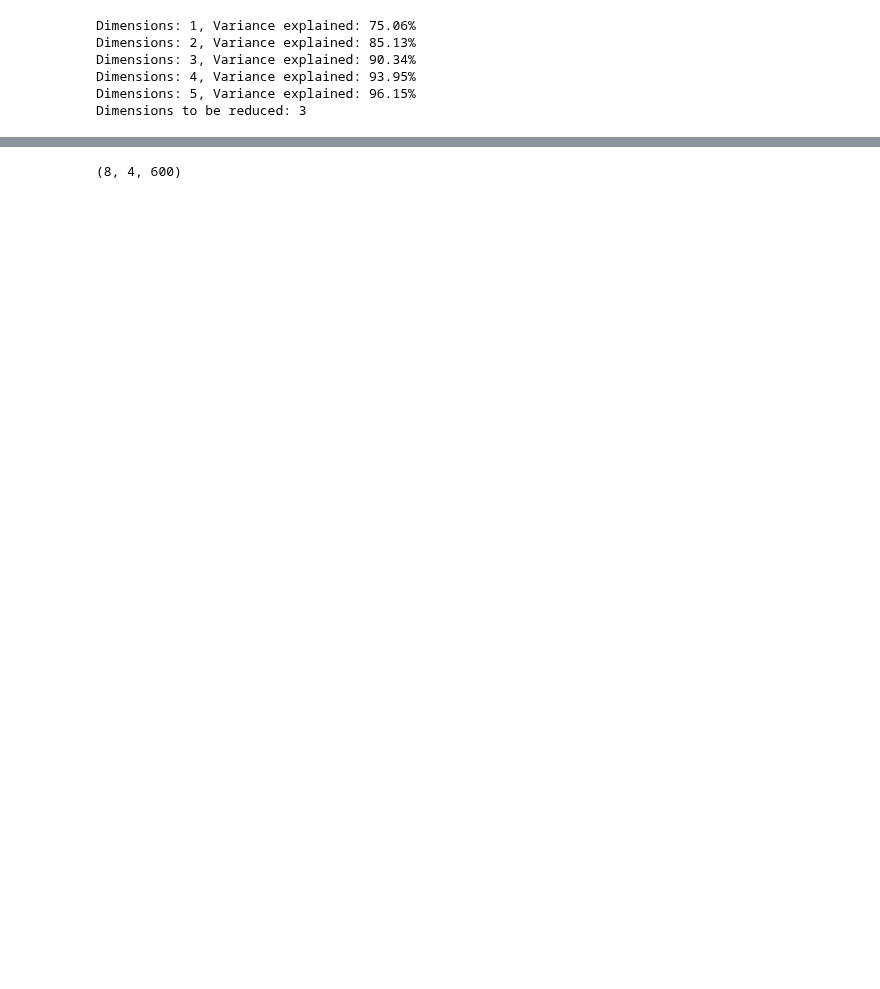
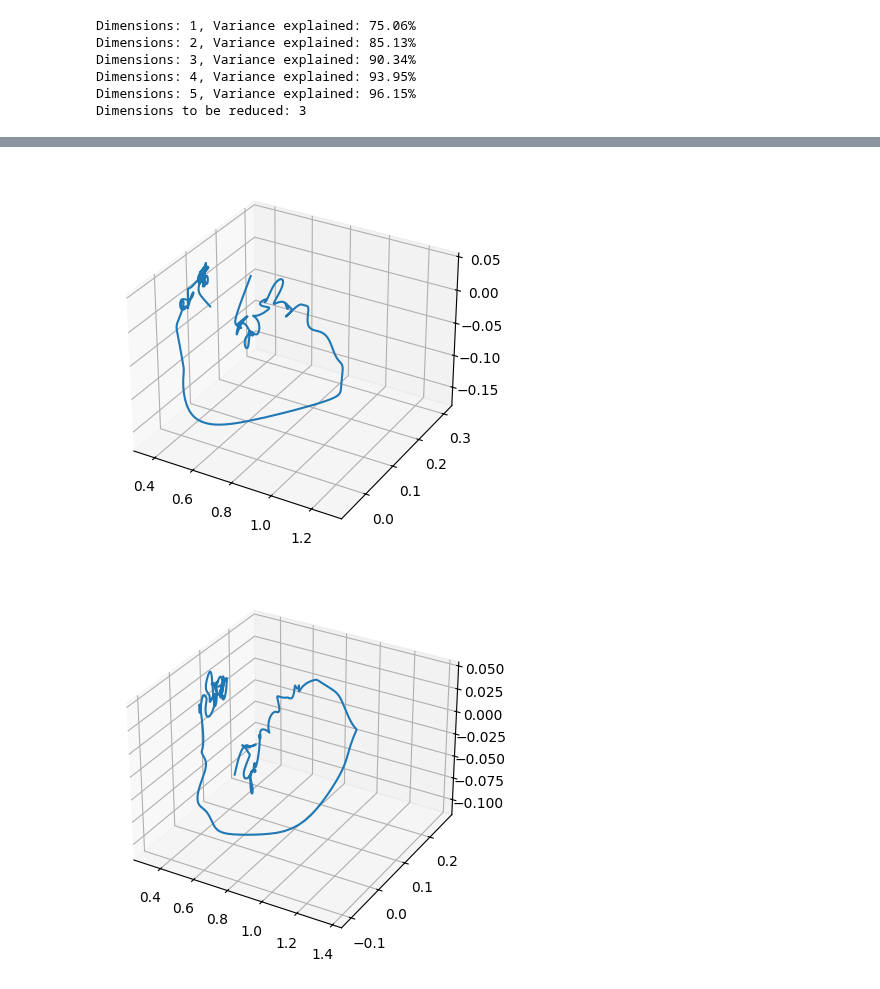
Before and after one commit to NeuroAI-IBS/fn_data_saccade, a Jupyter notebook: Data sorting/python_code/PCA_angle.ipynb, the cells around one changed output, grey strips where cells are left out. Saved outputs shown, nothing was run; the diff lists cells and outputs as text; code cells hidden in the pictures; blank space fills up the shorter version.

```diff
--- a/Data sorting/python_code/PCA_angle.ipynb
+++ b/Data sorting/python_code/PCA_angle.ipynb
@@ -40,6 +48,10 @@ final_out = np.array(final_out)
 # %%
 # Plotting
 
-plt.plot(final_out[])
+
+for a in range(8):
+    ax = plt.figure().add_subplot(projection='3d')
+    ax.plot(final_out[a][0], final_out[a][1], final_out[a][2])
 # %% [output]
-(8, 4, 600)
+[figure, added]
+[figure, added]
```
Also changed, not shown: parts of 3 cells of this notebook.
